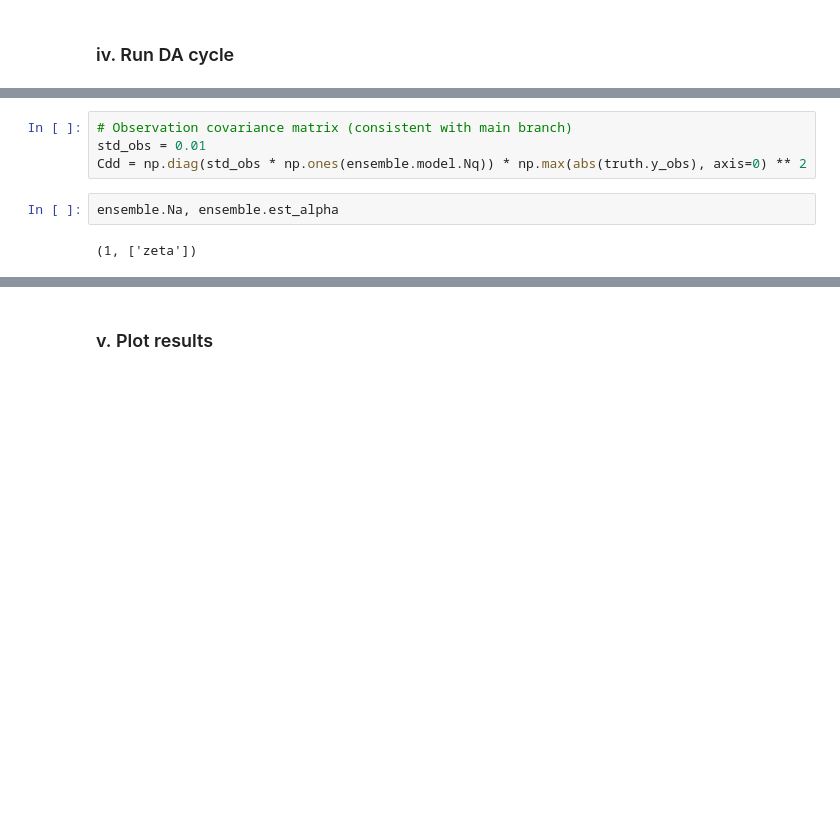
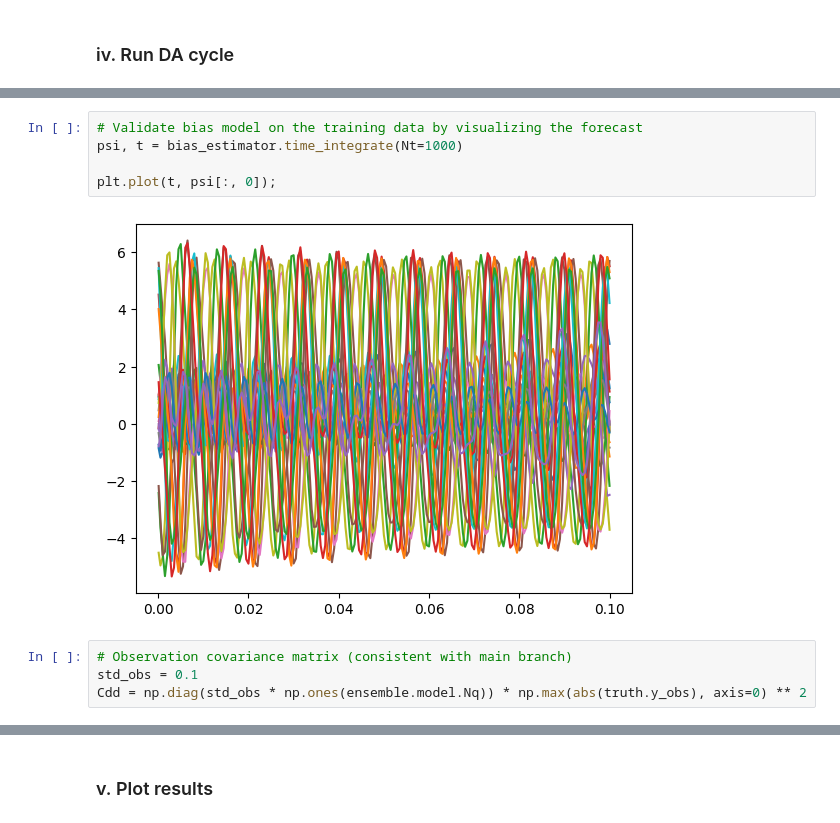
Before and after one commit to andreanovoa/real-time-bias-aware-DA, a Jupyter notebook: scripts/tutorials/1_Introtuction_to_real-time_DA/13_bias-aware-DA-intro.ipynb, the cells around one changed output, grey strips where cells are left out. Saved outputs shown, nothing was run; the diff lists cells and outputs as text; blank space fills up the shorter version.

```diff
--- a/scripts/tutorials/1_Introtuction_to_real-time_DA/13_bias-aware-DA-intro.ipynb
+++ b/scripts/tutorials/1_Introtuction_to_real-time_DA/13_bias-aware-DA-intro.ipynb
@@ -474,11 +430,14 @@ def visualize_update(Aa, Af, num_state_variables=-1):
-# %%
-# Observation covariance matrix (consistent with main branch)
-std_obs = 0.01
-Cdd = np.diag(std_obs * np.ones(ensemble.model.Nq)) * np.max(abs(truth.y_obs), axis=0) ** 2
 # %%
-ensemble.Na, ensemble.est_alpha
+# Validate bias model on the training data by visualizing the forecast
+psi, t = bias_estimator.time_integrate(Nt=1000)
+
+plt.plot(t, psi[:, 0]);
 # %% [output]
-(1, ['zeta'])
+[figure, added]
+# %%
+# Observation covariance matrix (consistent with main branch)
+std_obs = 0.1
+Cdd = np.diag(std_obs * np.ones(ensemble.model.Nq)) * np.max(abs(truth.y_obs), axis=0) ** 2
 # %%
 filter_ens = ensemble.copy()
 filter_ens._bias = bias_estimator.copy()
```
Also changed, not shown: parts of 13 cells of this notebook, 8 other files.
